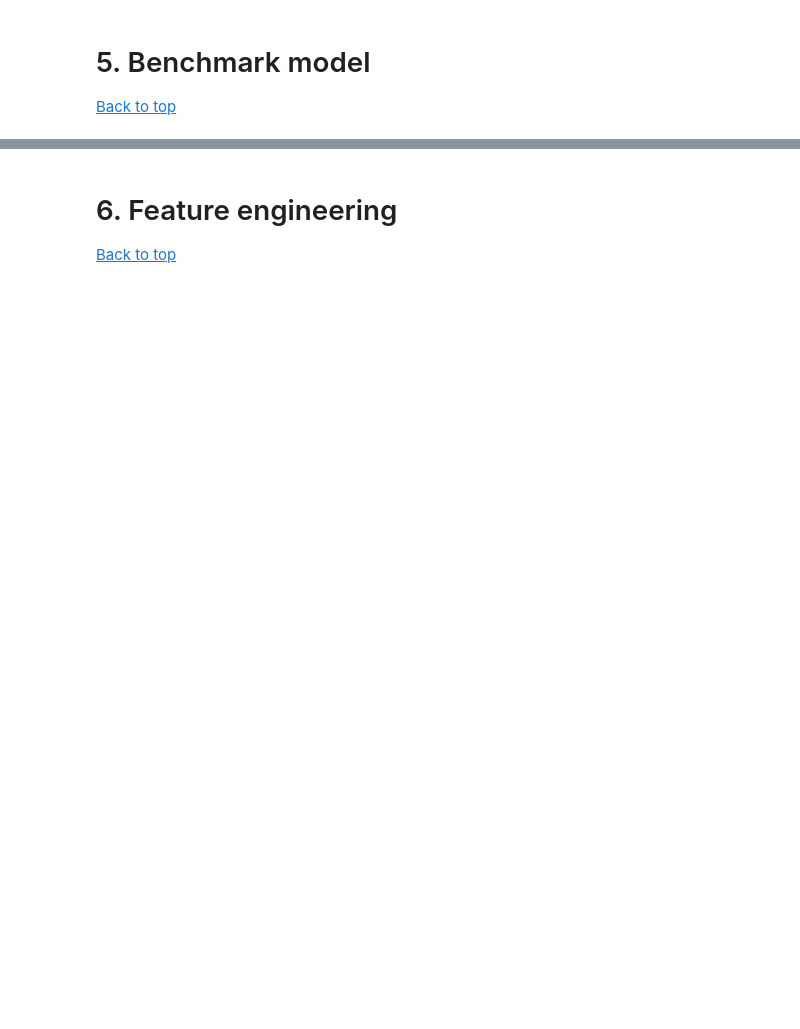
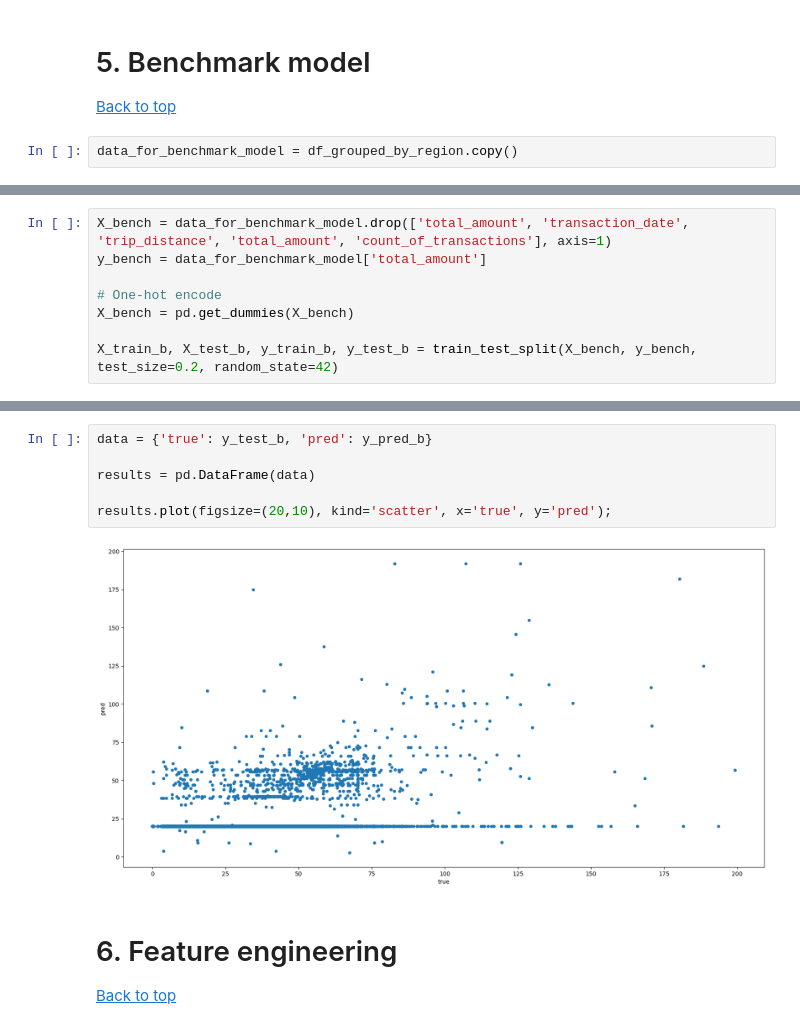
Before and after one commit to RCortez25/New-York-Taxi-Analysis, a Jupyter notebook: New-York-Taxi-Analysis.ipynb, the cells around one changed output, grey strips where cells are left out. Drawn from its saved outputs; the diff is of its cells as text; blank space fills up the shorter version.

```diff
--- a/New-York-Taxi-Analysis.ipynb
+++ b/New-York-Taxi-Analysis.ipynb
@@ -260,3 +311,5 @@ df_prepared = df_prepared[df_prepared['transaction_month']==1]
 # %% [markdown]
 # 5. Benchmark model <a id='benchmark_model'></a>
 [Back to top](#table_of_contents)
+# %%
+data_for_benchmark_model = df_grouped_by_region.copy()
@@ -262,0 +318,8 @@ df_prepared = df_prepared[df_prepared['transaction_month']==1]
+# %%
+X_bench = data_for_benchmark_model.drop(['total_amount', 'transaction_date', 'trip_distance', 'total_amount', 'count_of_transactions'], axis=1)
+y_bench = data_for_benchmark_model['total_amount']
+
+# One-hot encode
+X_bench = pd.get_dummies(X_bench)
+
+X_train_b, X_test_b, y_train_b, y_test_b = train_test_split(X_bench, y_bench, test_size=0.2, random_state=42)
@@ -263,3 +349,11 @@ df_prepared = df_prepared[df_prepared['transaction_month']==1]
+# %%
+data = {'true': y_test_b, 'pred': y_pred_b}
+
+results = pd.DataFrame(data)
+
+results.plot(figsize=(20,10), kind='scatter', x='true', y='pred');
+# %% [output]
+[figure, added]
 # %% [markdown]
 # 6. Feature engineering <a id='feature_engineering'></a>
 [Back to top](#table_of_contents)
```
Also changed, not shown: parts of 66 cells of this notebook, 2 other files.
